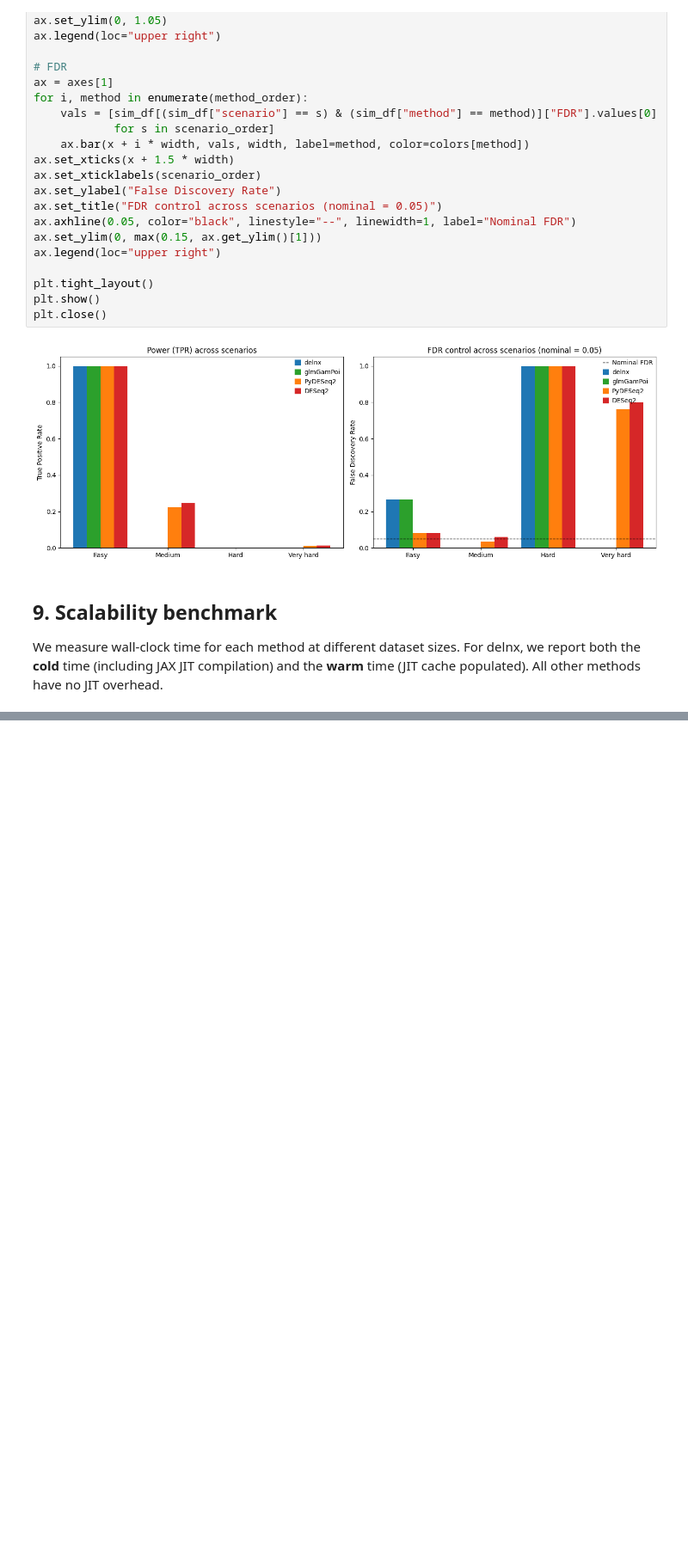
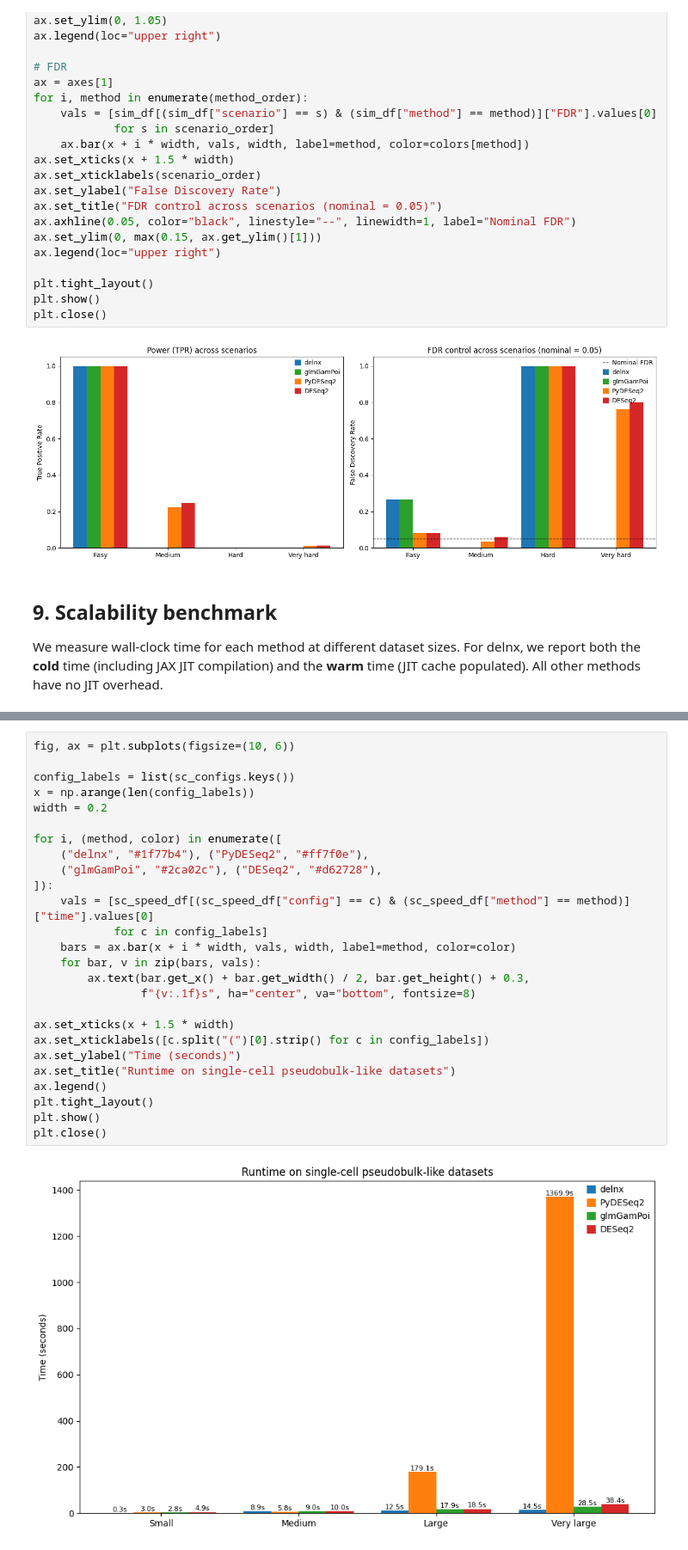
Before and after one commit to mlbelab/delnx, a Jupyter notebook: docs/notebooks/benchmark.ipynb, the cells around one changed output, grey strips where cells are left out. Shown at 86% size. Drawn from its saved outputs; the diff is of its cells as text; blank space fills up the shorter version.

```diff
--- a/docs/notebooks/benchmark.ipynb
+++ b/docs/notebooks/benchmark.ipynb
@@ -1134,0 +1681,28 @@ plt.close()
+# %%
+fig, ax = plt.subplots(figsize=(10, 6))
+
+config_labels = list(sc_configs.keys())
+x = np.arange(len(config_labels))
+width = 0.2
+
+for i, (method, color) in enumerate([
+    ("delnx", "#1f77b4"), ("PyDESeq2", "#ff7f0e"),
+    ("glmGamPoi", "#2ca02c"), ("DESeq2", "#d62728"),
+]):
+    vals = [sc_speed_df[(sc_speed_df["config"] == c) & (sc_speed_df["method"] == method)]["time"].values[0]
+            for c in config_labels]
+    bars = ax.bar(x + i * width, vals, width, label=method, color=color)
+    for bar, v in zip(bars, vals):
+        ax.text(bar.get_x() + bar.get_width() / 2, bar.get_height() + 0.3,
+                f"{v:.1f}s", ha="center", va="bottom", fontsize=8)
+
+ax.set_xticks(x + 1.5 * width)
+ax.set_xticklabels([c.split("(")[0].strip() for c in config_labels])
+ax.set_ylabel("Time (seconds)")
+ax.set_title("Runtime on single-cell pseudobulk-like datasets")
+ax.legend()
+plt.tight_layout()
+plt.show()
+plt.close()
+# %% [output]
+[figure, added]
```
Also changed, not shown: parts of 13 cells of this notebook, 1 other file.
